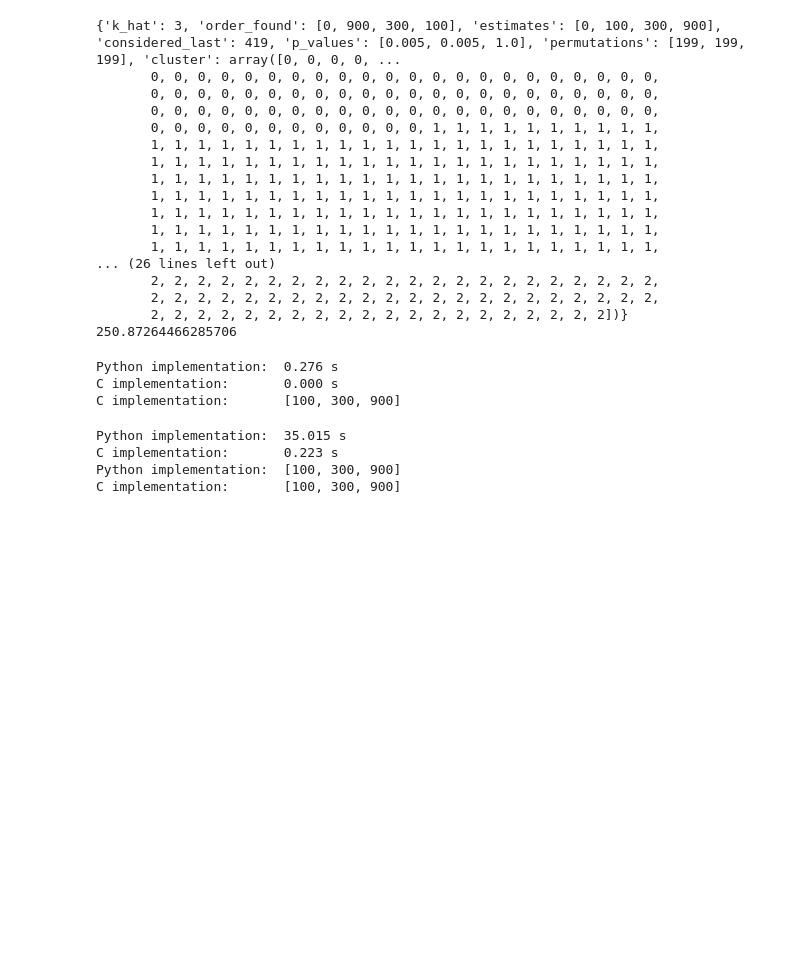
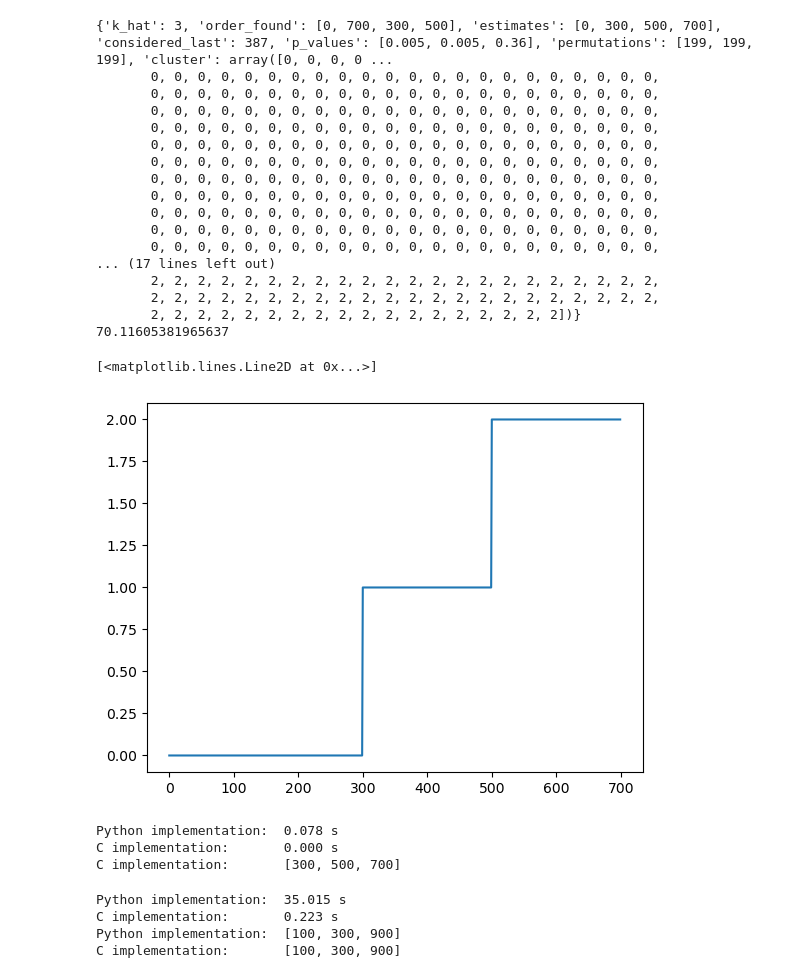
Before and after one commit to jsve96/SWDCPD, a Jupyter notebook: ChangeDetection/ECP-MNIST.ipynb, the cells around one changed output. Saved outputs shown, nothing was run; the diff lists cells and outputs as text; code cells hidden in the pictures; blank space fills up the shorter version.

```diff
--- a/ChangeDetection/ECP-MNIST.ipynb
+++ b/ChangeDetection/ECP-MNIST.ipynb
@@ -6,0 +7,4 @@ X = np.load('MNIST_dummy.npy')
+# %%
+df = pd.read_csv('DATA.csv')
+X = df.iloc[:,1:]
+X.head()
@@ -11,23 +23,28 @@ end = time.time()
 print(py_divise)
 print(end-start)
 # %% [output]
-{'k_hat': 3, 'order_found': [0, 900, 300, 100], 'estimates': [0, 100, 300, 900], 'considered_last': 419, 'p_values': [0.005, 0.005, 1.0], 'permutations': [199, 199, 199], 'cluster': array([0, 0, 0, 0, ...
+{'k_hat': 3, 'order_found': [0, 700, 300, 500], 'estimates': [0, 300, 500, 700], 'considered_last': 387, 'p_values': [0.005, 0.005, 0.36], 'permutations': [199, 199, 199], 'cluster': array([0, 0, 0, 0 ...
        0, 0, 0, 0, 0, 0, 0, 0, 0, 0, 0, 0, 0, 0, 0, 0, 0, 0, 0, 0, 0, 0,
        0, 0, 0, 0, 0, 0, 0, 0, 0, 0, 0, 0, 0, 0, 0, 0, 0, 0, 0, 0, 0, 0,
        0, 0, 0, 0, 0, 0, 0, 0, 0, 0, 0, 0, 0, 0, 0, 0, 0, 0, 0, 0, 0, 0,
-       0, 0, 0, 0, 0, 0, 0, 0, 0, 0, 0, 0, 1, 1, 1, 1, 1, 1, 1, 1, 1, 1,
-       1, 1, 1, 1, 1, 1, 1, 1, 1, 1, 1, 1, 1, 1, 1, 1, 1, 1, 1, 1, 1, 1,
-       1, 1, 1, 1, 1, 1, 1, 1, 1, 1, 1, 1, 1, 1, 1, 1, 1, 1, 1, 1, 1, 1,
-       1, 1, 1, 1, 1, 1, 1, 1, 1, 1, 1, 1, 1, 1, 1, 1, 1, 1, 1, 1, 1, 1,
-       1, 1, 1, 1, 1, 1, 1, 1, 1, 1, 1, 1, 1, 1, 1, 1, 1, 1, 1, 1, 1, 1,
-       1, 1, 1, 1, 1, 1, 1, 1, 1, 1, 1, 1, 1, 1, 1, 1, 1, 1, 1, 1, 1, 1,
-       1, 1, 1, 1, 1, 1, 1, 1, 1, 1, 1, 1, 1, 1, 1, 1, 1, 1, 1, 1, 1, 1,
-       1, 1, 1, 1, 1, 1, 1, 1, 1, 1, 1, 1, 1, 1, 1, 1, 1, 1, 1, 1, 1, 1,
-... (26 lines left out)
+       0, 0, 0, 0, 0, 0, 0, 0, 0, 0, 0, 0, 0, 0, 0, 0, 0, 0, 0, 0, 0, 0,
+       0, 0, 0, 0, 0, 0, 0, 0, 0, 0, 0, 0, 0, 0, 0, 0, 0, 0, 0, 0, 0, 0,
+       0, 0, 0, 0, 0, 0, 0, 0, 0, 0, 0, 0, 0, 0, 0, 0, 0, 0, 0, 0, 0, 0,
+       0, 0, 0, 0, 0, 0, 0, 0, 0, 0, 0, 0, 0, 0, 0, 0, 0, 0, 0, 0, 0, 0,
+       0, 0, 0, 0, 0, 0, 0, 0, 0, 0, 0, 0, 0, 0, 0, 0, 0, 0, 0, 0, 0, 0,
+       0, 0, 0, 0, 0, 0, 0, 0, 0, 0, 0, 0, 0, 0, 0, 0, 0, 0, 0, 0, 0, 0,
+       0, 0, 0, 0, 0, 0, 0, 0, 0, 0, 0, 0, 0, 0, 0, 0, 0, 0, 0, 0, 0, 0,
+       0, 0, 0, 0, 0, 0, 0, 0, 0, 0, 0, 0, 0, 0, 0, 0, 0, 0, 0, 0, 0, 0,
+... (17 lines left out)
        2, 2, 2, 2, 2, 2, 2, 2, 2, 2, 2, 2, 2, 2, 2, 2, 2, 2, 2, 2, 2, 2,
        2, 2, 2, 2, 2, 2, 2, 2, 2, 2, 2, 2, 2, 2, 2, 2, 2, 2, 2, 2, 2, 2,
-       2, 2, 2, 2, 2, 2, 2, 2, 2, 2, 2, 2, 2, 2, 2, 2, 2, 2, 2, 2])}
-250.87264466285706
+       2, 2, 2, 2, 2, 2, 2, 2, 2, 2, 2, 2, 2, 2, 2, 2, 2, 2])}
+70.11605381965637
+# %%
+plt.plot(py_divise['cluster'])
+# %% [output]
+[<matplotlib.lines.Line2D at 0x...>]
+[figure, added]
 # %%
 import time  # for execution time comparison
 
@@ -37,7 +54,7 @@ import ruptures as rpt  # our package
 from ruptures.metrics import hausdorff
 import numpy as np
 
-signal  = np.load('MNIST_dummy.npy')
+signal  = X.to_numpy()
 n_bkps = 2
 #algo_python = rpt.Dynp(model="l2", jump=1, min_size=2).fit(
  #   signal
@@ -56,9 +73,9 @@ bkps_c = algo_c.predict(n_bkps=n_bkps)
 #print(f"Python implementation:\t{bkps_python}")
 print(f"C implementation:\t{bkps_c}")
 # %% [output]
-Python implementation:  0.276 s
+Python implementation:  0.078 s
 C implementation:       0.000 s
-C implementation:       [100, 300, 900]
+C implementation:       [300, 500, 700]
 # %%
 n_bkps = 2
 params = {"gamma": 1e-2}
```
Also changed, not shown: parts of 6 cells of this notebook, 5 other files.
